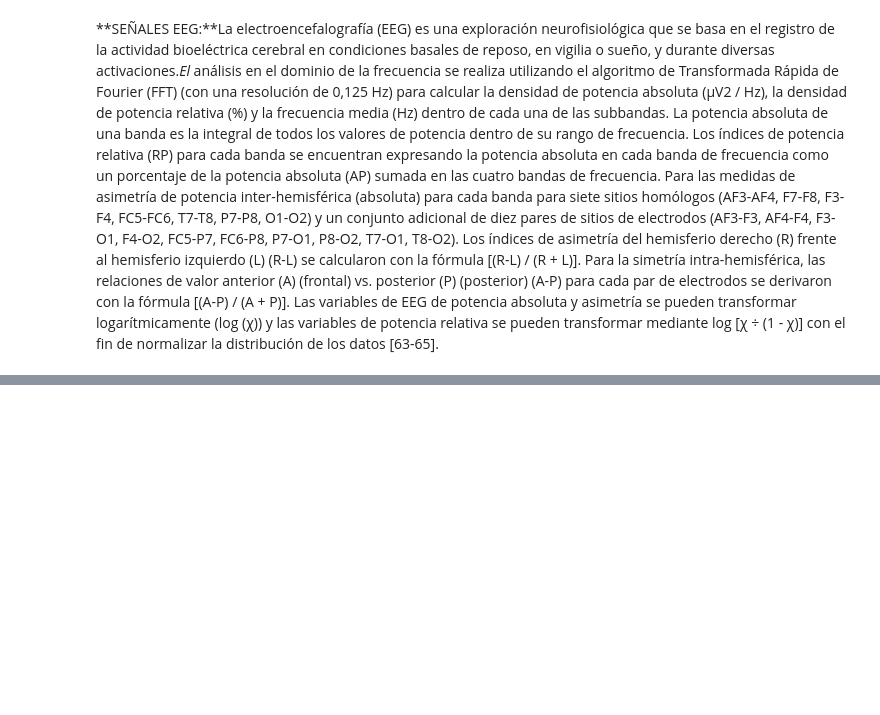
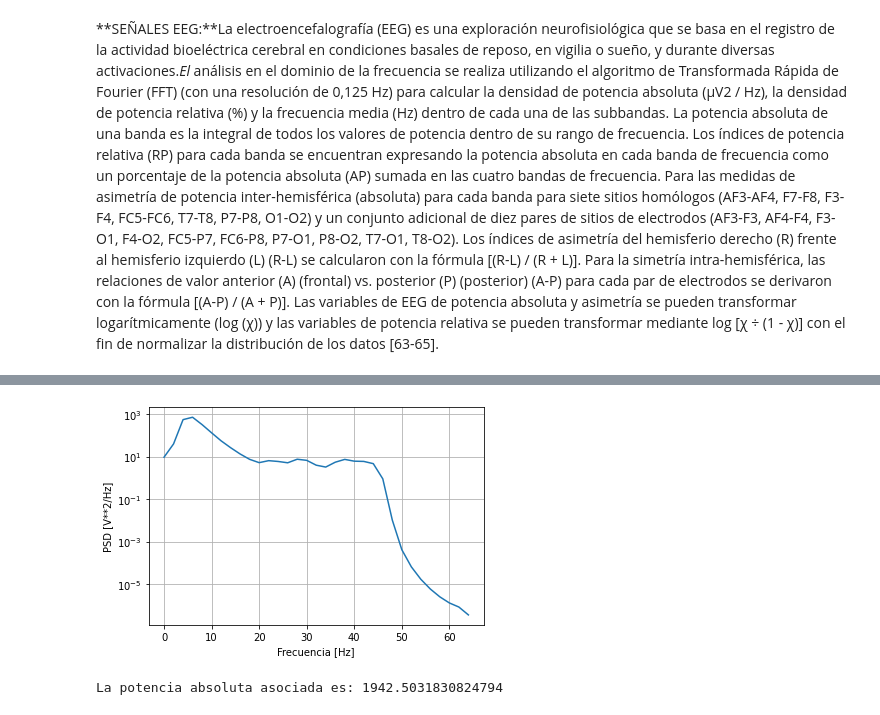
Before and after one commit to ManueloRZ2/MiniProyecto, a Jupyter notebook: Miniproyecto1(com1).ipynb, the cells around one changed output, grey strips where cells are left out. Cells and saved outputs as stored; diff of their text form; code cells hidden in the pictures; blank space fills up the shorter version.

```diff
--- a/Miniproyecto1(com1).ipynb
+++ b/Miniproyecto1(com1).ipynb
@@ -441,0 +549,18 @@ F3 = X[trial-1,channel-1,:]
+# %%
+#Densidad espectral de potencia
+from scipy import signal
+import matplotlib.pyplot as plt
+
+fs=128
+f, Pxx_den = signal.welch(assFP1FP2, fs, nperseg=64)
+plt.semilogy(f, Pxx_den)
+#plt.ylim([0.5e-3, 1])
+plt.xlabel('Frecuencia [Hz]')
+plt.ylabel('PSD [V**2/Hz]')
+plt.grid()
+plt.show()
+
+print("La potencia absoluta asociada es:", np.sum(Pxx_den))
+# %% [output]
+[figure, added]
+La potencia absoluta asociada es: 1942.5031830824794
```
Also changed, not shown: parts of 21 cells of this notebook.
